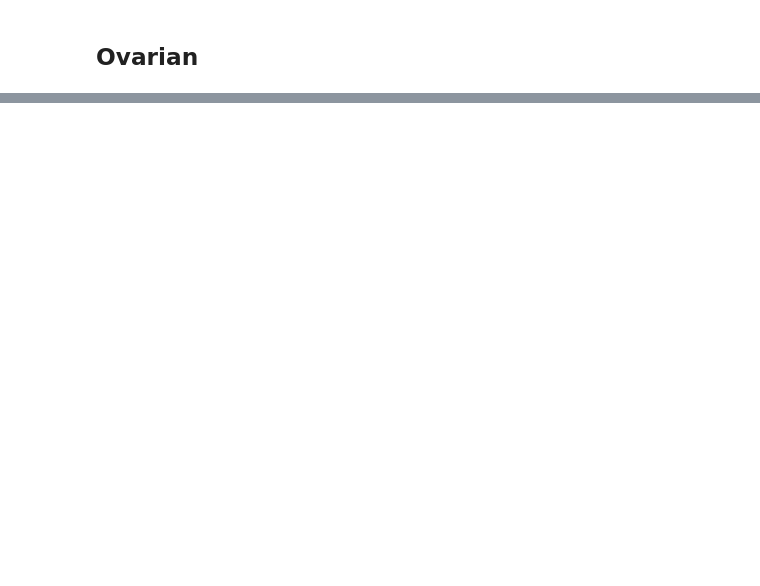
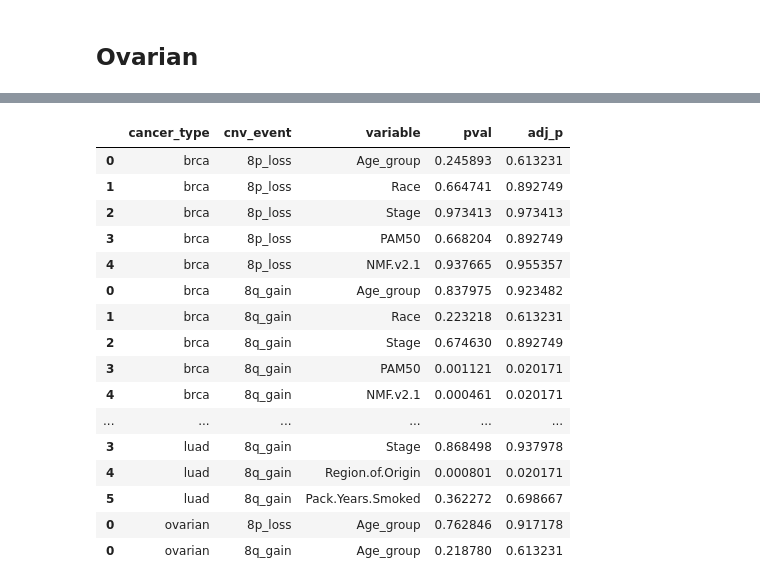
Before and after one commit to PayneLab/pancancerCNV, a Jupyter notebook: chromosome_8/15_counfounding_clinical_variables.ipynb, the cells around one changed output, grey strips where cells are left out. Drawn from its saved outputs; the diff is of its cells as text; code cells hidden in the pictures; blank space fills up the shorter version.

```diff
--- a/chromosome_8/15_counfounding_clinical_variables.ipynb
+++ b/chromosome_8/15_counfounding_clinical_variables.ipynb
@@ -831,0 +790,22 @@ ovarian = load_tables("ovarian")
+# %%
+ovarian_cols = [
+    "Age_group",
+#     "Participant_Race", # Not enough patients in the different categories to pass the assumptions of the test.
+#     "Histological_Subtype", # All are "Serous Adenocarcinoma"
+#     "Tumor_Stage_Ovary_FIGO", # Not enough of different stages to pass assumptions of test
+#     "Tumor_Grade" # Not enough of different grades to pass assumptions of test
+]
+# %%
+all_results = all_results.append(test_cnv_association(
+    cancer_type="ovarian",
+    df=ovarian,
+    test_cols=ovarian_cols,
+    cnv_col="8p_loss"
+))
+# %%
+all_results = all_results.append(test_cnv_association(
+    cancer_type="ovarian",
+    df=ovarian,
+    test_cols=ovarian_cols,
+    cnv_col="8q_gain"
+))
@@ -831,0 +814,8 @@ ovarian = load_tables("ovarian")
+# %%
+reject, pvals_corrected, alphacSidak, alphacBonf = statsmodels.stats.multitest.multipletests(
+    pvals=all_results["pval"],
+    alpha=0.05,
+    method="fdr_bh"
+)
+
+all_results = all_results.assign(adj_p=pvals_corrected)
@@ -831,0 +830,20 @@ ovarian = load_tables("ovarian")
+# %%
+all_results
+# %% [output]
+|  | cancer_type | cnv_event | variable | pval | adj_p |
+| 0 | brca | 8p_loss | Age_group | 0.245893 | 0.613231 |
+| 1 | brca | 8p_loss | Race | 0.664741 | 0.892749 |
+| 2 | brca | 8p_loss | Stage | 0.973413 | 0.973413 |
+| 3 | brca | 8p_loss | PAM50 | 0.668204 | 0.892749 |
+| 4 | brca | 8p_loss | NMF.v2.1 | 0.937665 | 0.955357 |
+| 0 | brca | 8q_gain | Age_group | 0.837975 | 0.923482 |
+| 1 | brca | 8q_gain | Race | 0.223218 | 0.613231 |
+| 2 | brca | 8q_gain | Stage | 0.674630 | 0.892749 |
+| 3 | brca | 8q_gain | PAM50 | 0.001121 | 0.020171 |
+| 4 | brca | 8q_gain | NMF.v2.1 | 0.000461 | 0.020171 |
+| ... | ... | ... | ... | ... | ... |
+| 3 | luad | 8q_gain | Stage | 0.868498 | 0.937978 |
+| 4 | luad | 8q_gain | Region.of.Origin | 0.000801 | 0.020171 |
+| 5 | luad | 8q_gain | Pack.Years.Smoked | 0.362272 | 0.698667 |
+| 0 | ovarian | 8p_loss | Age_group | 0.762846 | 0.917178 |
+| 0 | ovarian | 8q_gain | Age_group | 0.218780 | 0.613231 |
```
Also changed, not shown: parts of 58 cells of this notebook.
